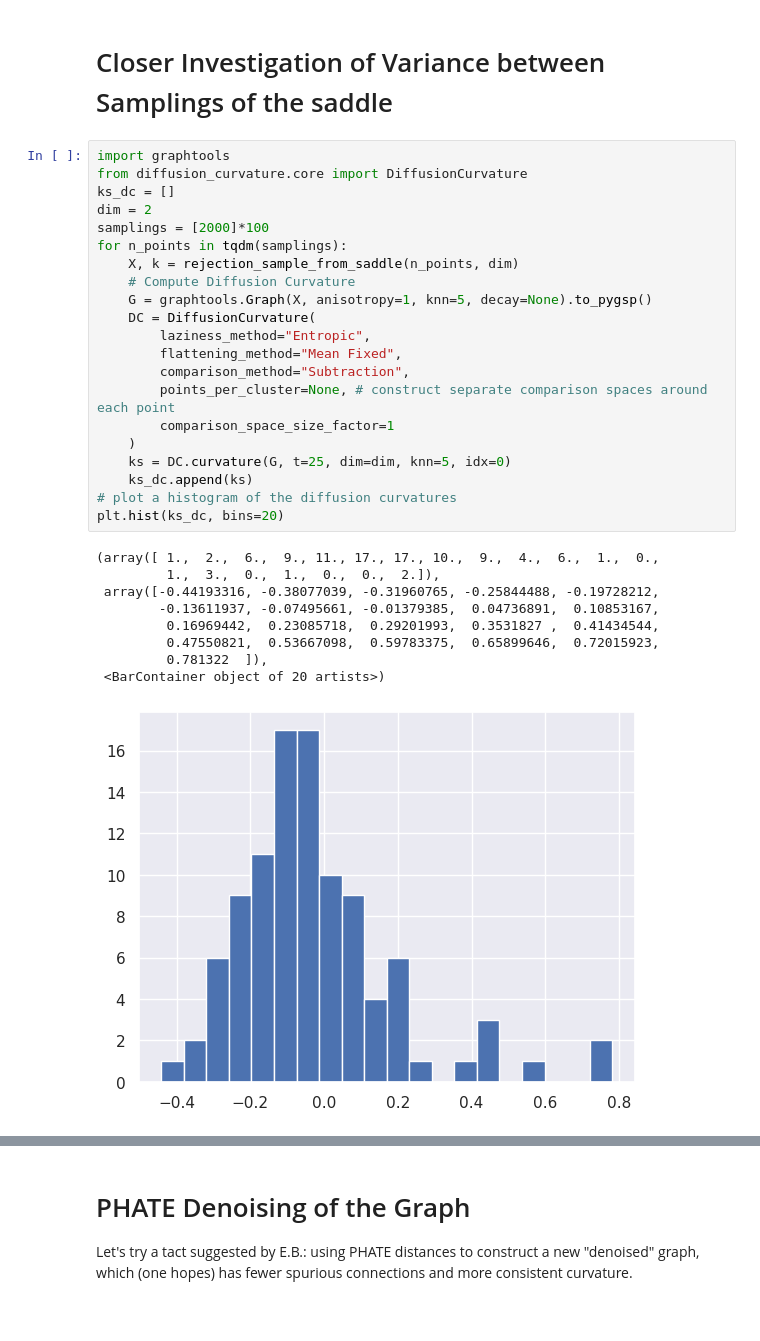
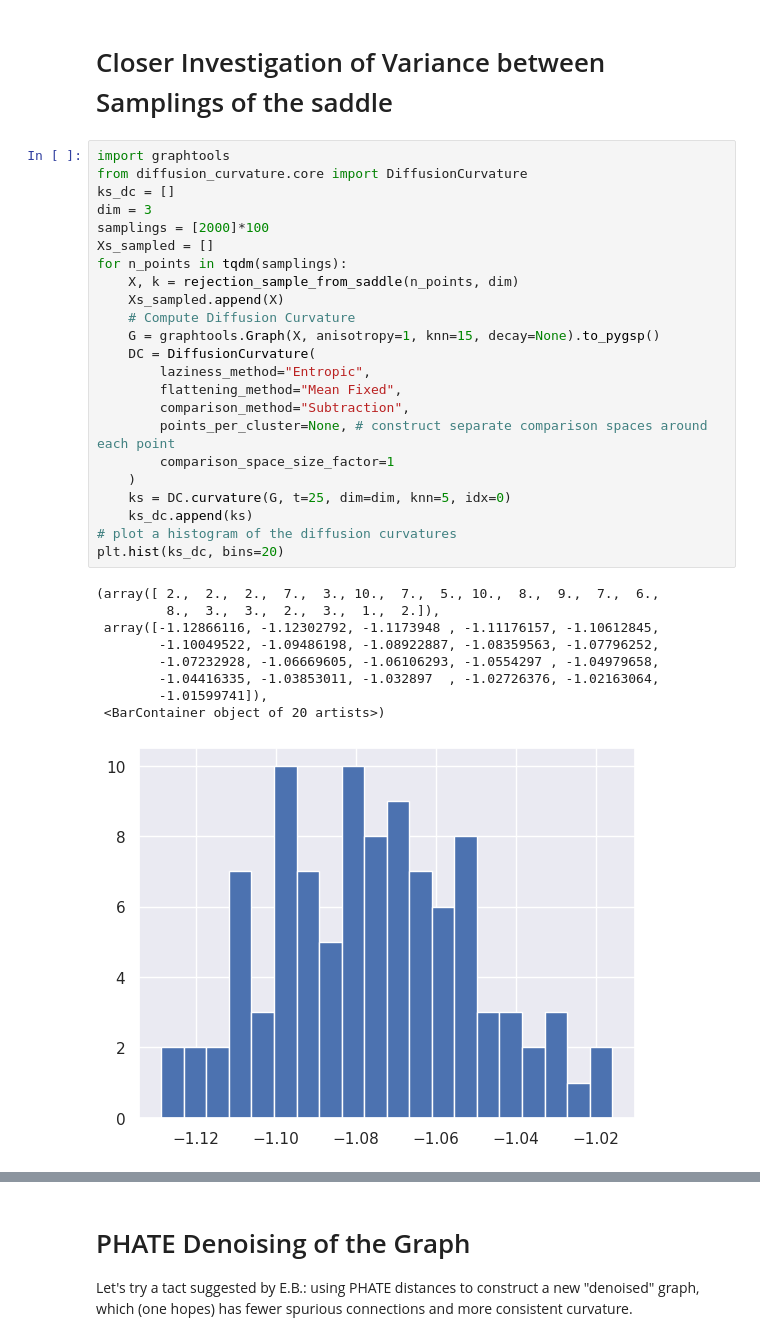
Before and after one commit to professorwug/diffusion_curvature_old, a Jupyter notebook: nbs/3d Detecting Negative Curvature.ipynb, the cells around one changed output, grey strips where cells are left out. Cells and saved outputs as stored; diff of their text form.

```diff
--- a/nbs/3d Detecting Negative Curvature.ipynb
+++ b/nbs/3d Detecting Negative Curvature.ipynb
@@ -173,31 +164,33 @@ So it *is* possible to pick up negative diffusion curvature in higher dimensions
 # %%
 import graphtools
 from diffusion_curvature.core import DiffusionCurvature
 ks_dc = []
-dim = 2
+dim = 3
 samplings = [2000]*100
+Xs_sampled = []
 for n_points in tqdm(samplings):
     X, k = rejection_sample_from_saddle(n_points, dim)
+    Xs_sampled.append(X)
     # Compute Diffusion Curvature
-    G = graphtools.Graph(X, anisotropy=1, knn=5, decay=None).to_pygsp()
+    G = graphtools.Graph(X, anisotropy=1, knn=15, decay=None).to_pygsp()
     DC = DiffusionCurvature(
         laziness_method="Entropic",
         flattening_method="Mean Fixed",
         comparison_method="Subtraction",
         points_per_cluster=None, # construct separate comparison spaces around each point
         comparison_space_size_factor=1
     )
     ks = DC.curvature(G, t=25, dim=dim, knn=5, idx=0)
     ks_dc.append(ks)
 # plot a histogram of the diffusion curvatures
 plt.hist(ks_dc, bins=20)
 # %% [output]
-(array([ 1.,  2.,  6.,  9., 11., 17., 17., 10.,  9.,  4.,  6.,  1.,  0.,
-         1.,  3.,  0.,  1.,  0.,  0.,  2.]),
- array([-0.44193316, -0.38077039, -0.31960765, -0.25844488, -0.19728212,
-        -0.13611937, -0.07495661, -0.01379385,  0.04736891,  0.10853167,
-         0.16969442,  0.23085718,  0.29201993,  0.3531827 ,  0.41434544,
-         0.47550821,  0.53667098,  0.59783375,  0.65899646,  0.72015923,
-         0.781322  ]),
+(array([ 2.,  2.,  2.,  7.,  3., 10.,  7.,  5., 10.,  8.,  9.,  7.,  6.,
+         8.,  3.,  3.,  2.,  3.,  1.,  2.]),
+ array([-1.12866116, -1.12302792, -1.1173948 , -1.11176157, -1.10612845,
+        -1.10049522, -1.09486198, -1.08922887, -1.08359563, -1.07796252,
+        -1.07232928, -1.06669605, -1.06106293, -1.0554297 , -1.04979658,
+        -1.04416335, -1.03853011, -1.032897  , -1.02726376, -1.02163064,
+        -1.01599741]),
  <BarContainer object of 20 artists>)
-[figure, old version]
+[figure, new version]
```
Also changed, not shown: parts of 9 cells of this notebook, 13 other files.
